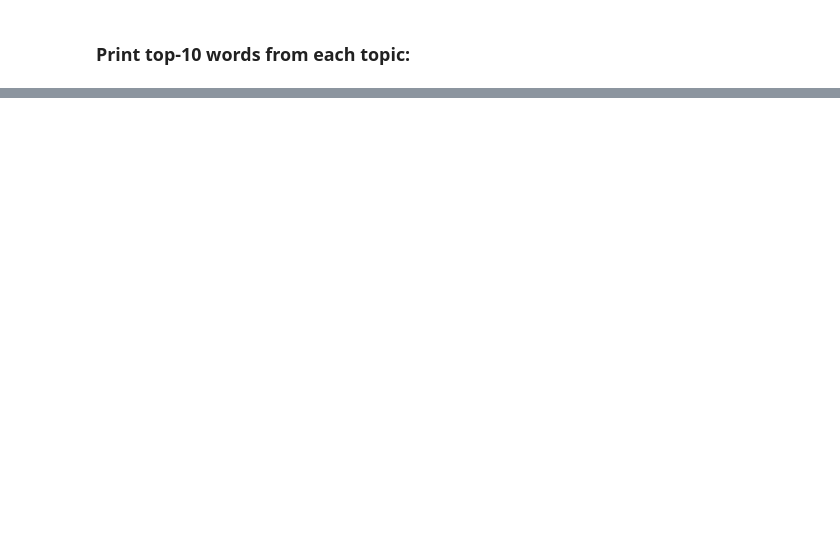
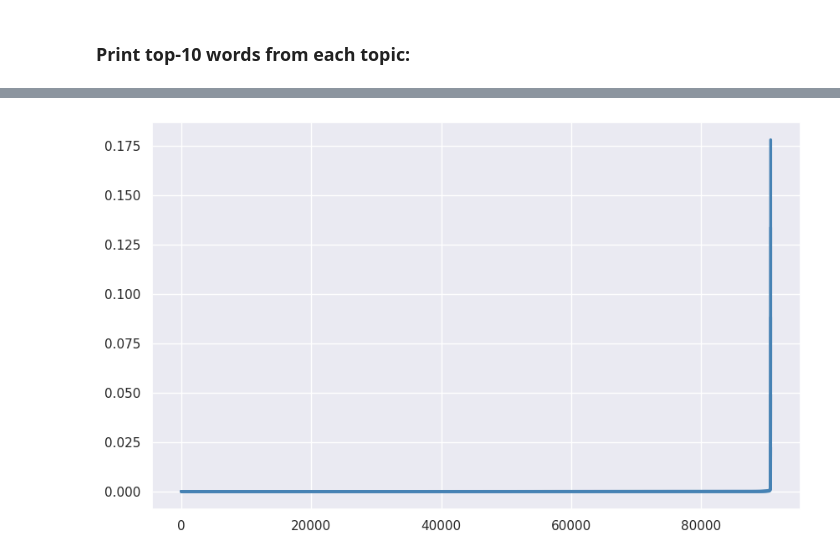
Before and after one commit to knagaev/project_artm, a Jupyter notebook: topic-modelling-attention/examples/quickstart.ipynb, the cells around one changed output, grey strips where cells are left out. Drawn from its saved outputs; the diff is of its cells as text; code cells hidden in the pictures; blank space fills up the shorter version.

```diff
--- a/topic-modelling-attention/examples/quickstart.ipynb
+++ b/topic-modelling-attention/examples/quickstart.ipynb
@@ -299,0 +365,9 @@ voc = preprocessor.vocabulary
+# %%
+
+plt.figure(figsize=(10, 6))
+for s, entropy in entropys:
+    plt.plot(entropy,
+        linestyle='-', linewidth=2.5, markersize=8,
+        color='steelblue', markerfacecolor='white', markeredgecolor='steelblue')
+# %% [output]
+[figure, added]
```
Also changed, not shown: parts of 25 cells of this notebook, 20 other files.
